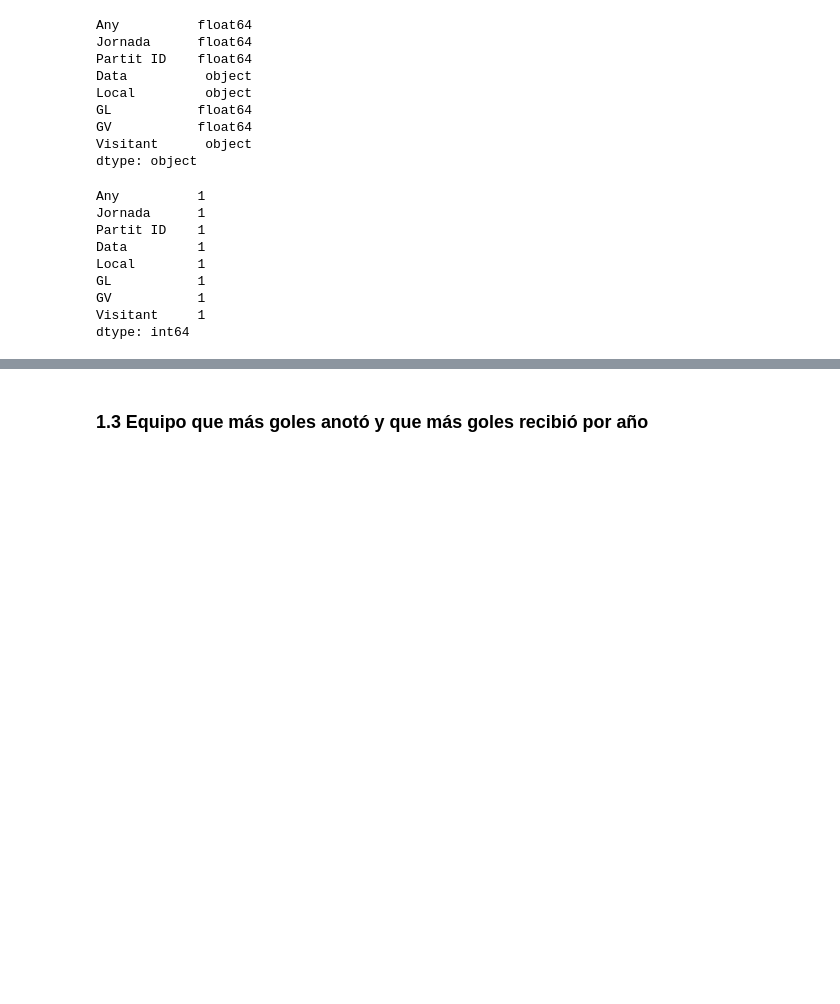
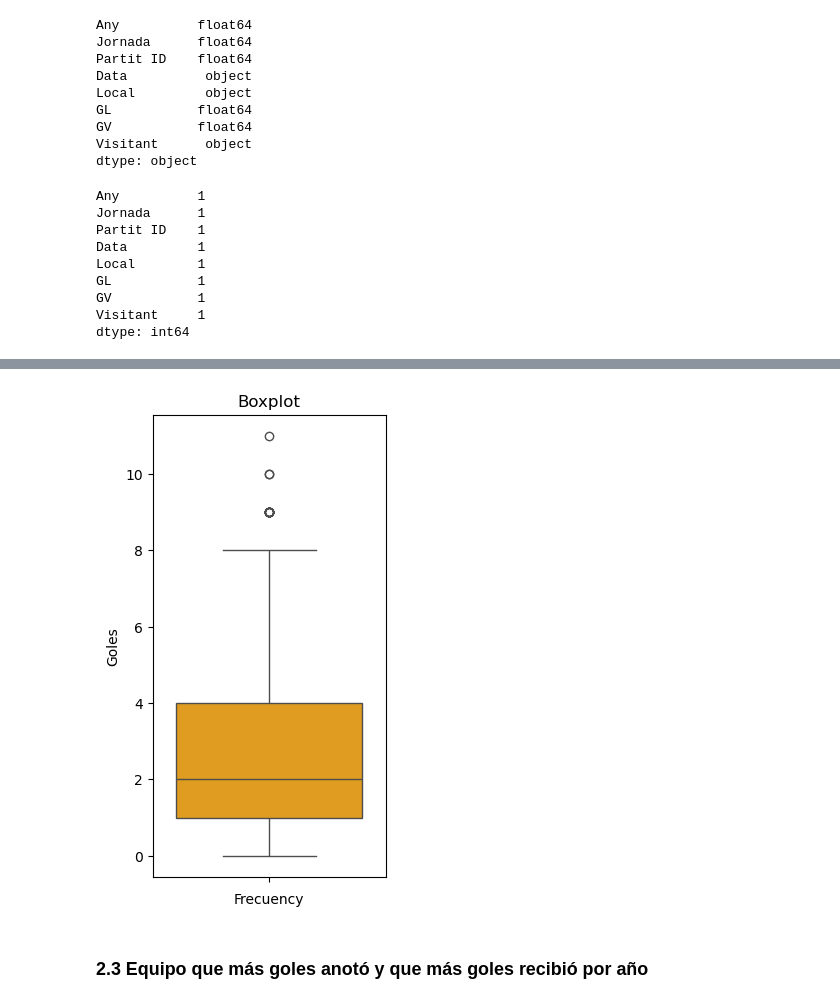
Before and after one commit to santiago861/Statistics, a Jupyter notebook: Weekly Exercises/week1/tarea1.ipynb, the cells around one changed output, grey strips where cells are left out. Saved outputs shown, nothing was run; the diff lists cells and outputs as text; code cells hidden in the pictures; blank space fills up the shorter version.

```diff
--- a/Weekly Exercises/week1/tarea1.ipynb
+++ b/Weekly Exercises/week1/tarea1.ipynb
@@ -257,2 +349,11 @@ dataBase2WithoutNaN = dataBase2.dropna()
+# %%
+plt.figure(figsize = (3, 6))
+sns.boxplot(dataBase2WithoutNaN['numero_total_de_goles'], color = 'orange')
+plt.title('Boxplot')
+plt.xlabel('Frecuency')
+plt.ylabel('Goles')
+plt.show()
+# %% [output]
+[figure, added]
 # %% [markdown]
-### 1.3 Equipo que más goles anotó y que más goles recibió por año
+### 2.3 Equipo que más goles anotó y que más goles recibió por año
```
Also changed, not shown: parts of 11 cells of this notebook.
